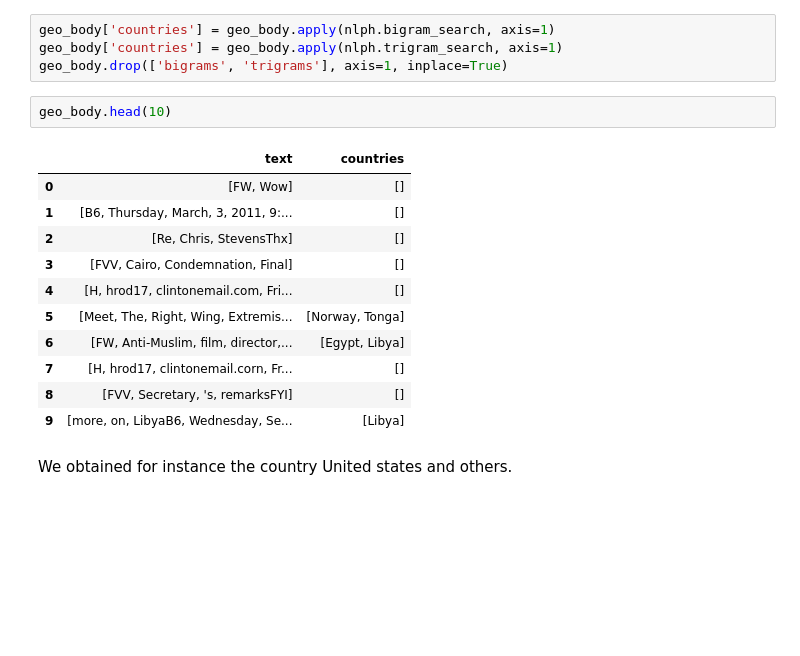
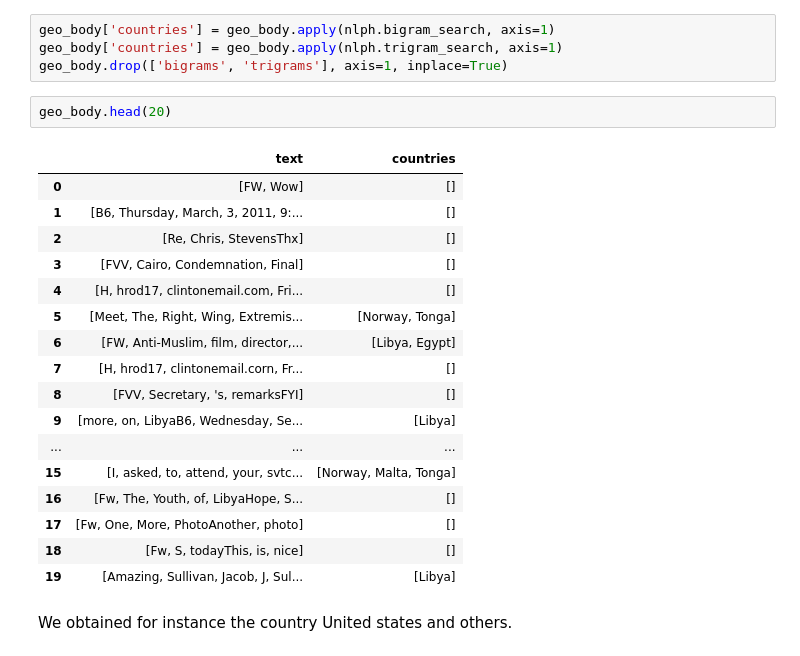
Before and after one commit to agpmilli/adaepfl, a Jupyter notebook: Homework/05 - Taming Text/TamingText.ipynb, the cells around one changed output. Cells and saved outputs as stored; diff of their text form; blank space fills up the shorter version.

```diff
--- a/Homework/05 - Taming Text/TamingText.ipynb
+++ b/Homework/05 - Taming Text/TamingText.ipynb
@@ -295,19 +295,25 @@ geo_body['countries'] = geo_body.apply(nlph.bigram_search, axis=1)
 geo_body['countries'] = geo_body.apply(nlph.trigram_search, axis=1)
 geo_body.drop(['bigrams', 'trigrams'], axis=1, inplace=True)
 # %%
-geo_body.head(10)
+geo_body.head(20)
 # %% [output]
 |  | text | countries |
 | 0 | [FW, Wow] | [] |
 | 1 | [B6, Thursday, March, 3, 2011, 9:... | [] |
 | 2 | [Re, Chris, StevensThx] | [] |
 | 3 | [FVV, Cairo, Condemnation, Final] | [] |
 | 4 | [H, hrod17, clintonemail.com, Fri... | [] |
 | 5 | [Meet, The, Right, Wing, Extremis... | [Norway, Tonga] |
-| 6 | [FW, Anti-Muslim, film, director,... | [Egypt, Libya] |
+| 6 | [FW, Anti-Muslim, film, director,... | [Libya, Egypt] |
 | 7 | [H, hrod17, clintonemail.corn, Fr... | [] |
 | 8 | [FVV, Secretary, 's, remarksFYI] | [] |
 | 9 | [more, on, LibyaB6, Wednesday, Se... | [Libya] |
+| ... | ... | ... |
+| 15 | [I, asked, to, attend, your, svtc... | [Norway, Malta, Tonga] |
+| 16 | [Fw, The, Youth, of, LibyaHope, S... | [] |
+| 17 | [Fw, One, More, PhotoAnother, photo] | [] |
+| 18 | [Fw, S, todayThis, is, nice] | [] |
+| 19 | [Amazing, Sullivan, Jacob, J, Sul... | [Libya] |
 # %% [markdown]
 We obtained for instance the country United states and others.
 # %% [markdown]
```
Also changed, not shown: parts of 6 cells of this notebook, 33 other files.
